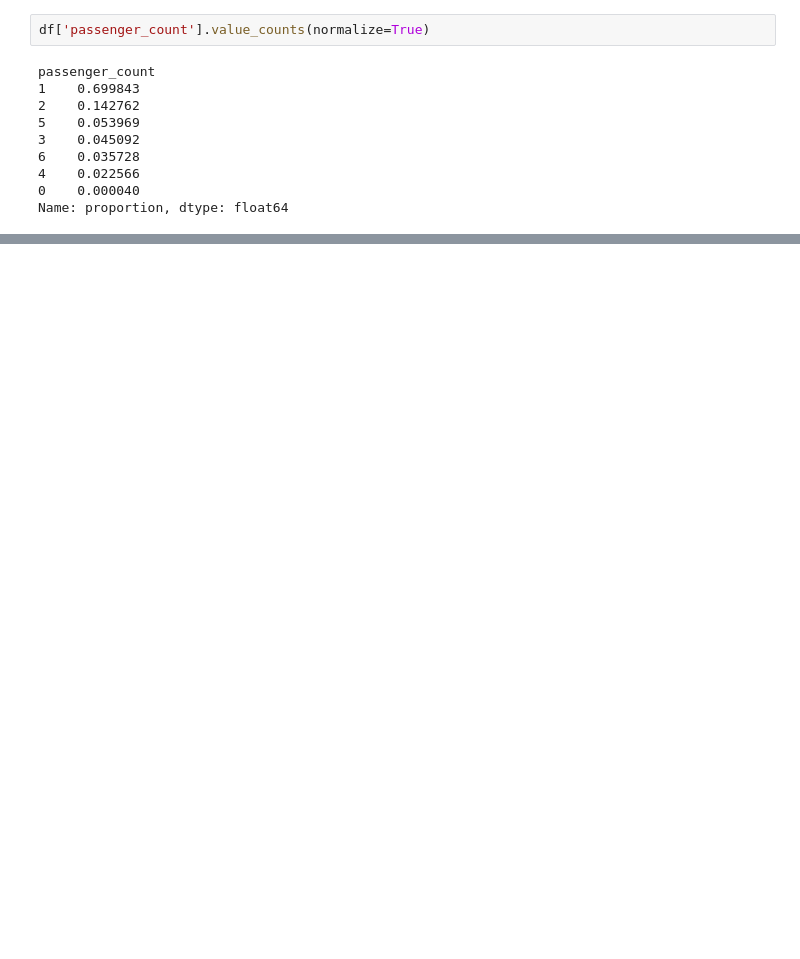
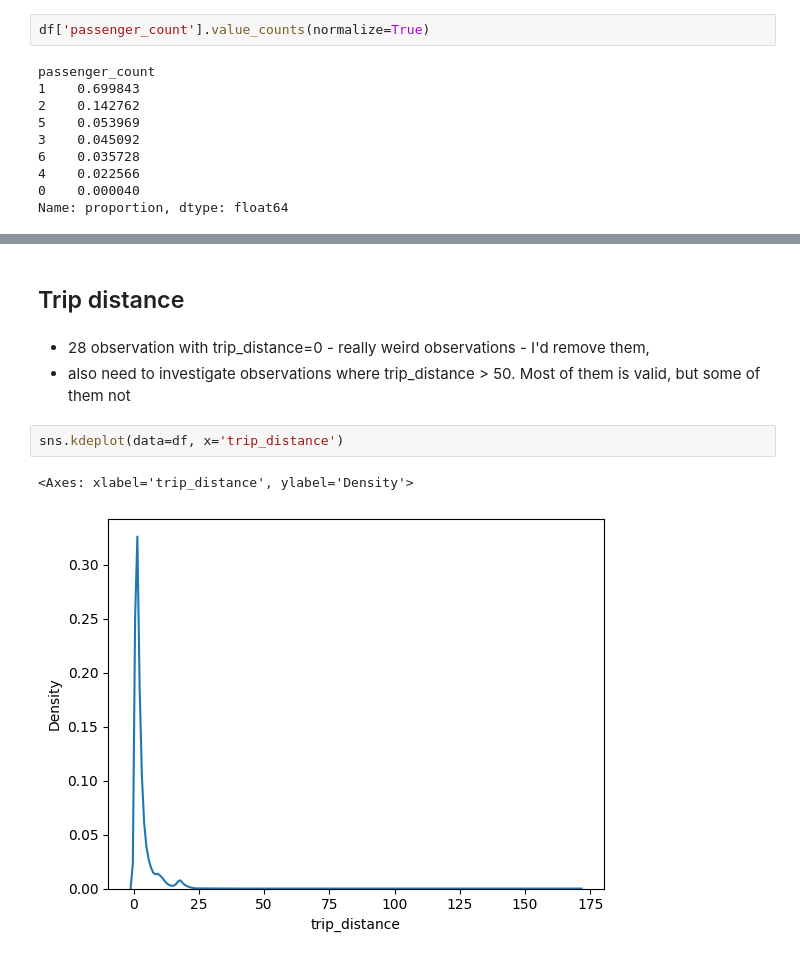
Before and after one commit to dk1000/hubquest_taxi, a Jupyter notebook: notebooks/1.0-ia-initial-eda.ipynb, the cells around one changed output, grey strips where cells are left out. Saved outputs shown, nothing was run; the diff lists cells and outputs as text; blank space fills up the shorter version.

```diff
--- a/notebooks/1.0-ia-initial-eda.ipynb
+++ b/notebooks/1.0-ia-initial-eda.ipynb
@@ -148,0 +120,10 @@ Name: count, dtype: int64
+# %% [markdown]
+## Trip distance
+# %% [markdown]
+* 28 observation with trip_distance=0 - really weird observations - I'd remove them,
+* also need to investigate observations where trip_distance > 50. Most of them is valid, but some of them not
+# %%
+sns.kdeplot(data=df, x='trip_distance')
+# %% [output]
+<Axes: xlabel='trip_distance', ylabel='Density'>
+[figure, added]
```
Also changed, not shown: parts of 47 cells of this notebook.
